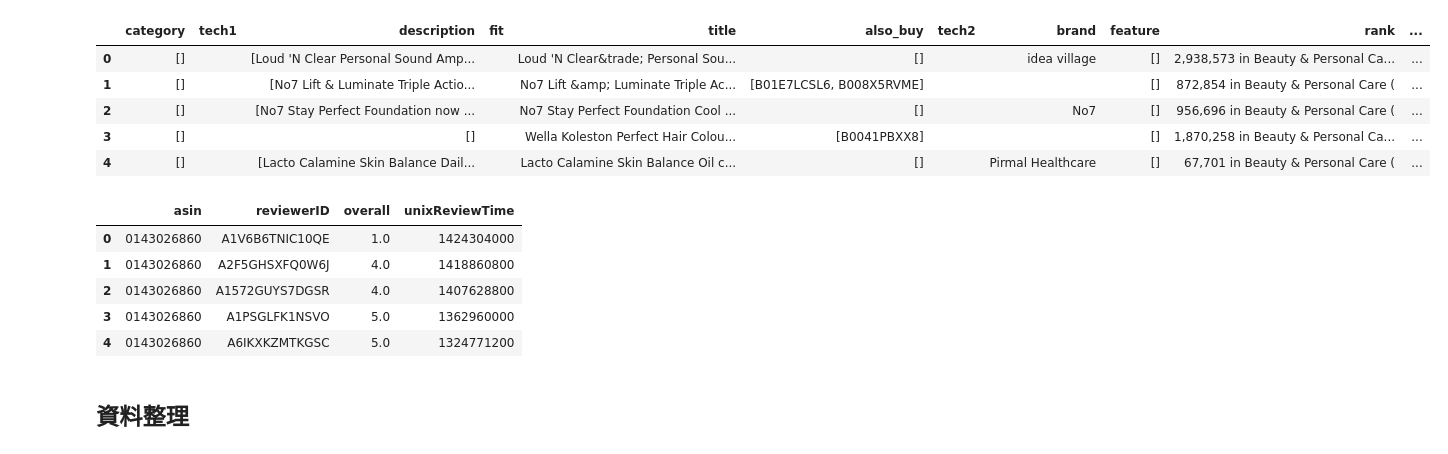
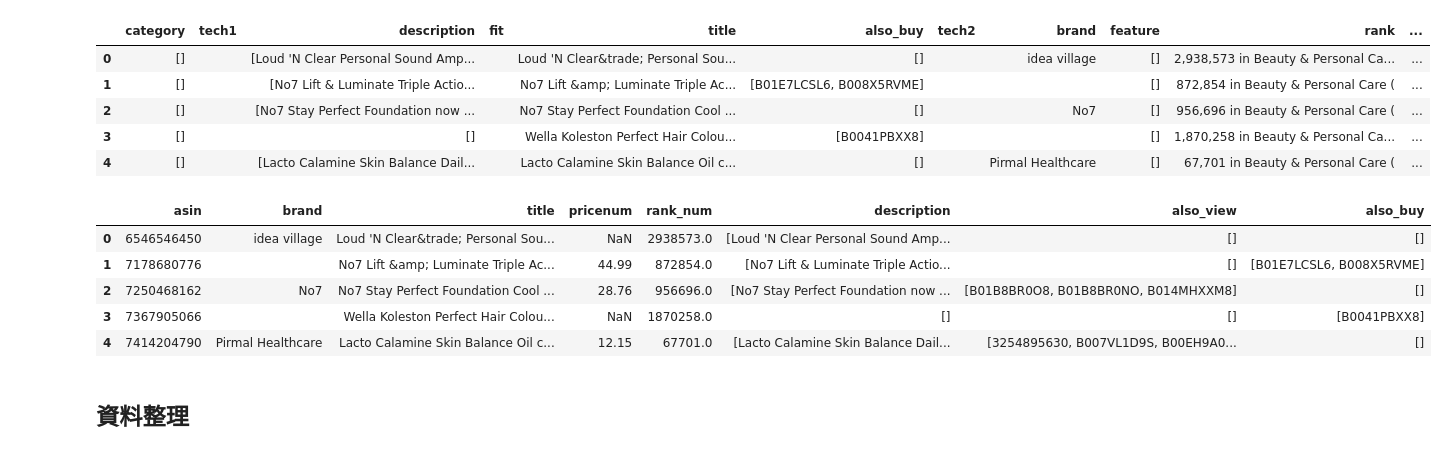
Before and after one commit to anne030303/data-course-sample, a Jupyter notebook: week2.ipynb, the cells around one changed output. Cells and saved outputs as stored; diff of their text form; code cells hidden in the pictures.

```diff
--- a/week2.ipynb
+++ b/week2.ipynb
@@ -57,20 +57,20 @@ metadata.head()
 | 3 | [] |  | [] |  | Wella Koleston Perfect Hair Colou... | [B0041PBXX8] |  |  | [] | 1,870,258 in Beauty & Personal Ca... | ... |
 | 4 | [] |  | [Lacto Calamine Skin Balance Dail... |  | Lacto Calamine Skin Balance Oil c... | [] |  | Pirmal Healthcare | [] | 67,701 in Beauty & Personal Care ( | ... |
 # %%
-# metadata_new = metadata[['asin', 'brand', 'title', 'price', 'rank', 'description', 'also_view', 'also_buy']].copy()
-# metadata_new.loc[:,'rank_num'] = metadata_new['rank'].str.split('in', n = 1, expand = True)[0].str.replace(',','')
-# metadata_new.loc[:,'rank_cat'] = metadata_new['rank'].str.split('in', n = 1, expand = True)[1].str.replace('(','')
-# metadata_new.loc[:,'price'] = pd.to_numeric(metadata_new['price'].str.replace('$',''), errors='coerce')
-# metadata_new.head()
+metadata['rank_num'] = pd.to_numeric(metadata['rank'].str.split('in', n = 1, expand = True)[0].str.replace(',',''))
+metadata['rank_cat'] = metadata['rank'].str.split('in', n = 1, expand = True)[1].str.replace('(','',regex=True)
+metadata['pricenum'] = pd.to_numeric(metadata['price'].str.replace('$','',regex=True), errors='coerce')
+metadata = metadata.drop(metadata[(metadata['rank_cat'] != ' Beauty & Personal Care ')].index)
+metadata_new = metadata[['asin', 'brand', 'title', 'pricenum', 'rank_num', 'description', 'also_view', 'also_buy']].copy()
 # %%
-ratings.head()
+metadata_new.head()
 # %% [output]
-|  | asin | reviewerID | overall | unixReviewTime |
-| 0 | 0143026860 | A1V6B6TNIC10QE | 1.0 | 1424304000 |
-| 1 | 0143026860 | A2F5GHSXFQ0W6J | 4.0 | 1418860800 |
-| 2 | 0143026860 | A1572GUYS7DGSR | 4.0 | 1407628800 |
-| 3 | 0143026860 | A1PSGLFK1NSVO | 5.0 | 1362960000 |
-| 4 | 0143026860 | A6IKXKZMTKGSC | 5.0 | 1324771200 |
+|  | asin | brand | title | pricenum | rank_num | description | also_view | also_buy |
+| 0 | 6546546450 | idea village | Loud 'N Clear&trade; Personal Sou... | NaN | 2938573.0 | [Loud 'N Clear Personal Sound Amp... | [] | [] |
+| 1 | 7178680776 |  | No7 Lift &amp; Luminate Triple Ac... | 44.99 | 872854.0 | [No7 Lift & Luminate Triple Actio... | [] | [B01E7LCSL6, B008X5RVME] |
+| 2 | 7250468162 | No7 | No7 Stay Perfect Foundation Cool ... | 28.76 | 956696.0 | [No7 Stay Perfect Foundation now ... | [B01B8BR0O8, B01B8BR0NO, B014MHXXM8] | [] |
+| 3 | 7367905066 |  | Wella Koleston Perfect Hair Colou... | NaN | 1870258.0 | [] | [] | [B0041PBXX8] |
+| 4 | 7414204790 | Pirmal Healthcare | Lacto Calamine Skin Balance Oil c... | 12.15 | 67701.0 | [Lacto Calamine Skin Balance Dail... | [3254895630, B007VL1D9S, B00EH9A0... | [] |
 # %% [markdown]
 ## 資料整理
 # %%
```
Also changed, not shown: parts of 20 cells of this notebook.
